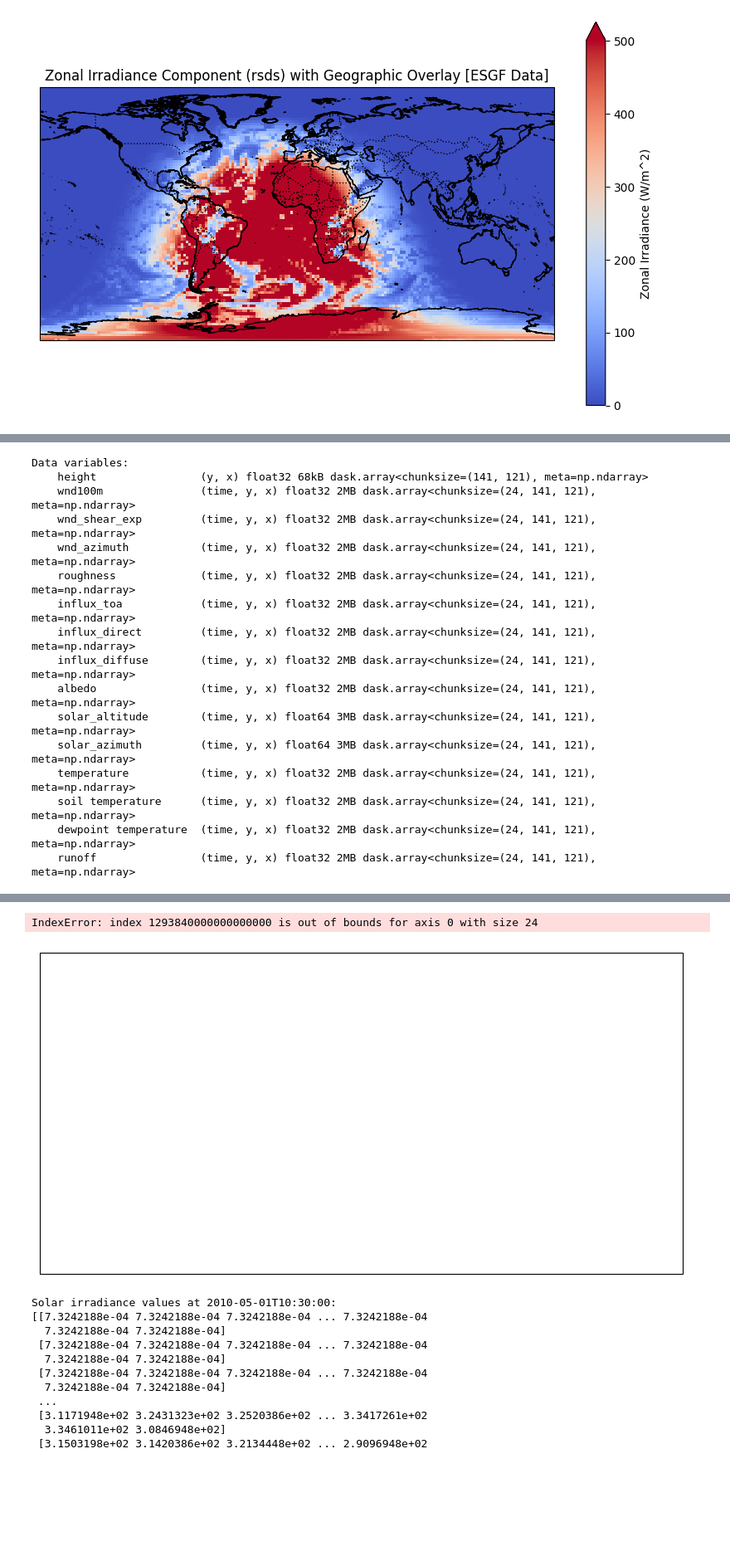
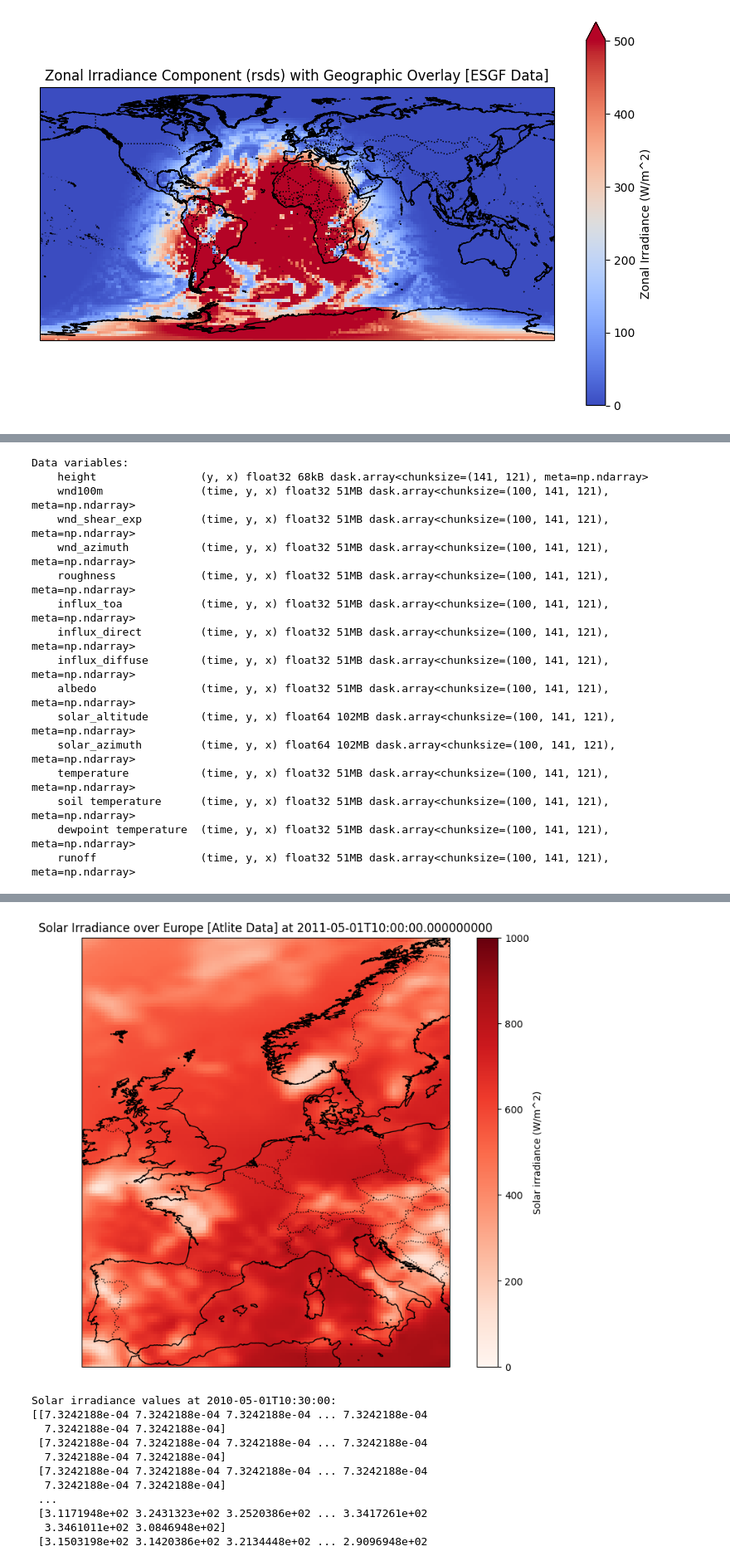
Before and after one commit to martabresco/Climate-Change-Impacted-Solar-Energy-Generation, a Jupyter notebook: data_visualisation_modified.ipynb, the cells around one changed output, grey strips where cells are left out. Shown at 83% size. Drawn from its saved outputs; the diff is of its cells as text; code cells hidden in the pictures; blank space fills up the shorter version.

```diff
--- a/data_visualisation_modified.ipynb
+++ b/data_visualisation_modified.ipynb
@@ -86,7 +86,7 @@ cutout = atlite.Cutout(
     module='era5',
     x=slice(-10, 20),  # Longitude: West Portugal to East Italy
     y=slice(35, 70),   # Latitude: South Spain to North Norway
-    time='2011-01-01'  # Example time (matches dataset)
+    time=slice("2011-05","2011-06")  # Example time (matches dataset)
 )
 
 # Prepare the cutout (atlite requires this for analysis)
@@ -115,38 +115,46 @@ print(cutout.data.data_vars)
 # %% [output]
 Data variables:
     height                (y, x) float32 68kB dask.array<chunksize=(141, 121), meta=np.ndarray>
-    wnd100m               (time, y, x) float32 2MB dask.array<chunksize=(24, 141, 121), meta=np.ndarray>
-    wnd_shear_exp         (time, y, x) float32 2MB dask.array<chunksize=(24, 141, 121), meta=np.ndarray>
-    wnd_azimuth           (time, y, x) float32 2MB dask.array<chunksize=(24, 141, 121), meta=np.ndarray>
-    roughness             (time, y, x) float32 2MB dask.array<chunksize=(24, 141, 121), meta=np.ndarray>
-    influx_toa            (time, y, x) float32 2MB dask.array<chunksize=(24, 141, 121), meta=np.ndarray>
-    influx_direct         (time, y, x) float32 2MB dask.array<chunksize=(24, 141, 121), meta=np.ndarray>
-    influx_diffuse        (time, y, x) float32 2MB dask.array<chunksize=(24, 141, 121), meta=np.ndarray>
-    albedo                (time, y, x) float32 2MB dask.array<chunksize=(24, 141, 121), meta=np.ndarray>
-    solar_altitude        (time, y, x) float64 3MB dask.array<chunksize=(24, 141, 121), meta=np.ndarray>
-    solar_azimuth         (time, y, x) float64 3MB dask.array<chunksize=(24, 141, 121), meta=np.ndarray>
-    temperature           (time, y, x) float32 2MB dask.array<chunksize=(24, 141, 121), meta=np.ndarray>
-    soil temperature      (time, y, x) float32 2MB dask.array<chunksize=(24, 141, 121), meta=np.ndarray>
-    dewpoint temperature  (time, y, x) float32 2MB dask.array<chunksize=(24, 141, 121), meta=np.ndarray>
-    runoff                (time, y, x) float32 2MB dask.array<chunksize=(24, 141, 121), meta=np.ndarray>
+    wnd100m               (time, y, x) float32 51MB dask.array<chunksize=(100, 141, 121), meta=np.ndarray>
+    wnd_shear_exp         (time, y, x) float32 51MB dask.array<chunksize=(100, 141, 121), meta=np.ndarray>
+    wnd_azimuth           (time, y, x) float32 51MB dask.array<chunksize=(100, 141, 121), meta=np.ndarray>
+    roughness             (time, y, x) float32 51MB dask.array<chunksize=(100, 141, 121), meta=np.ndarray>
+    influx_toa            (time, y, x) float32 51MB dask.array<chunksize=(100, 141, 121), meta=np.ndarray>
+    influx_direct         (time, y, x) float32 51MB dask.array<chunksize=(100, 141, 121), meta=np.ndarray>
+    influx_diffuse        (time, y, x) float32 51MB dask.array<chunksize=(100, 141, 121), meta=np.ndarray>
+    albedo                (time, y, x) float32 51MB dask.array<chunksize=(100, 141, 121), meta=np.ndarray>
+    solar_altitude        (time, y, x) float64 102MB dask.array<chunksize=(100, 141, 121), meta=np.ndarray>
+    solar_azimuth         (time, y, x) float64 102MB dask.array<chunksize=(100, 141, 121), meta=np.ndarray>
+    temperature           (time, y, x) float32 51MB dask.array<chunksize=(100, 141, 121), meta=np.ndarray>
+    soil temperature      (time, y, x) float32 51MB dask.array<chunksize=(100, 141, 121), meta=np.ndarray>
+    dewpoint temperature  (time, y, x) float32 51MB dask.array<chunksize=(100, 141, 121), meta=np.ndarray>
+    runoff                (time, y, x) float32 51MB dask.array<chunksize=(100, 141, 121), meta=np.ndarray>
 # %%
-direct_irradiance=cutout.data.influx_direct
-diffuse_irradiance=cutout.data.influx_diffuse
-solar_irradiance= direct_irradiance+diffuse_irradiance
-time=cutout.data.time
-specific_time = "2011-01-01T00:00:00.000000000"
-#rsds_at_time = rsds.sel(time=specific_time)
+
+# Calculate solar irradiance
+direct_irradiance = cutout.data.influx_direct
+diffuse_irradiance = cutout.data.influx_diffuse
+solar_irradiance = direct_irradiance + diffuse_irradiance
+time = cutout.data.time
+specific_time = "2011-05-01T10:00:00.000000000"
 
 print(solar_irradiance)
 print(time)
+
+# Select the closest time to specific_time
+closest_time = solar_irradiance.sel(time=specific_time, method='nearest').time.values
+print(f"Closest time to {specific_time} is {closest_time}")
+
 # Create the plot
 fig, ax = plt.subplots(figsize=(10, 8), subplot_kw={'projection': ccrs.PlateCarree()})
 
-# Select solar irradiance for 12:00 PM (noon)
-solar_irradiance.isel(time=specific_time).plot(
+# Select solar irradiance for the closest time
+solar_irradiance.sel(time=closest_time).plot(
     ax=ax,
     transform=ccrs.PlateCarree(),
     cmap='Reds',  # Red color scale for solar irradiance
+    vmin=0,  # Minimum value of the color scale
+    vmax=1000,  # Maximum value of the color scale
     cbar_kwargs={'label': 'Solar irradiance (W/m^2)'}
 )
 
@@ -160,7 +168,7 @@ ax.add_feature(cfeature.OCEAN, facecolor='white')
 ax.set_extent([-10, 20, 35, 70], crs=ccrs.PlateCarree())
 
 # Add title and labels
-plt.title('Solar Irradiance over Europe [Atlite Data]')
+plt.title(f'Solar Irradiance over Europe [Atlite Data] at {closest_time}')
 plt.xlabel('Longitude')
 plt.ylabel('Latitude')
 
@@ -186,5 +193,4 @@ Coordinates:
-IndexError: index 1293840000000000000 is out of bounds for axis 0 with size 24
-[figure, old version]
+[figure, new version]
 # %%
 # Extract rsds (solar irradiance) and keep the time dimension intact
 rsds = dataset['rsds']  # Ensure 'rsds' has the 'time' dimension
```
Also changed, not shown: parts of 3 cells of this notebook, 1 other file.
